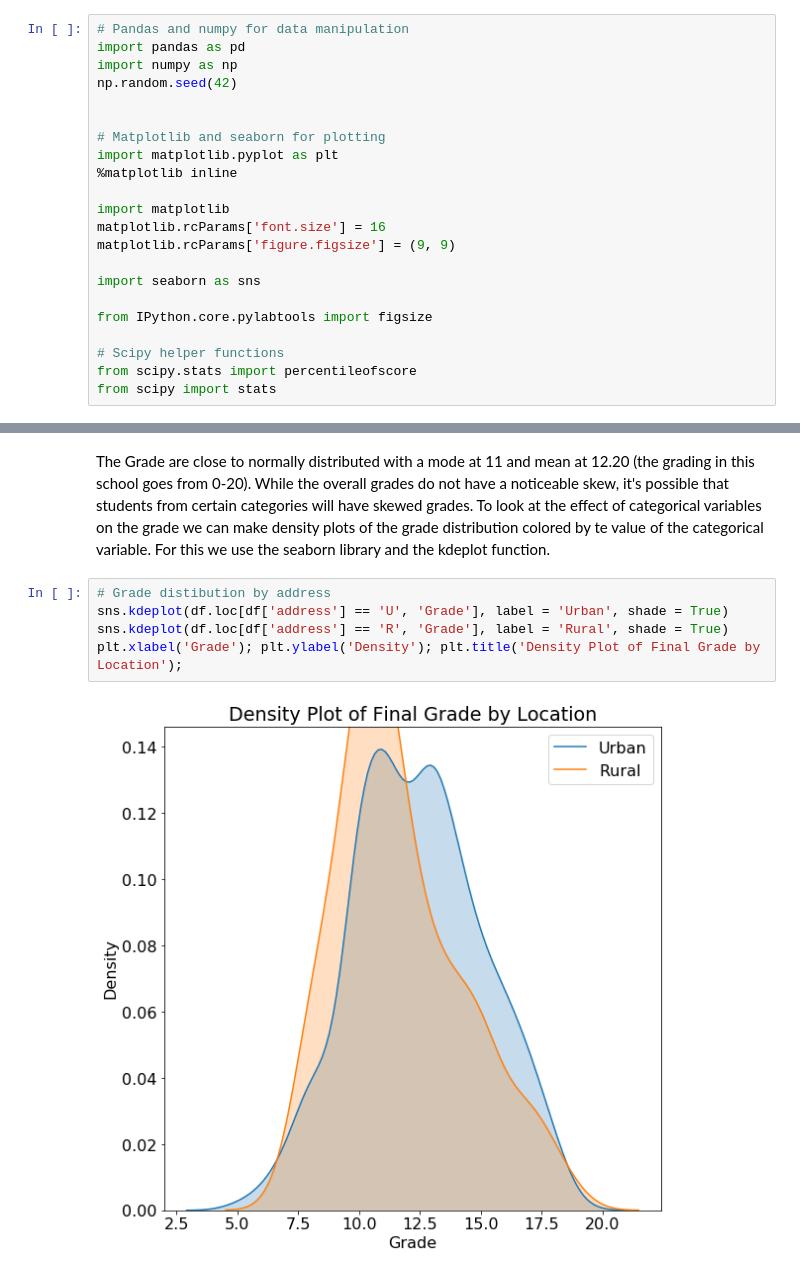
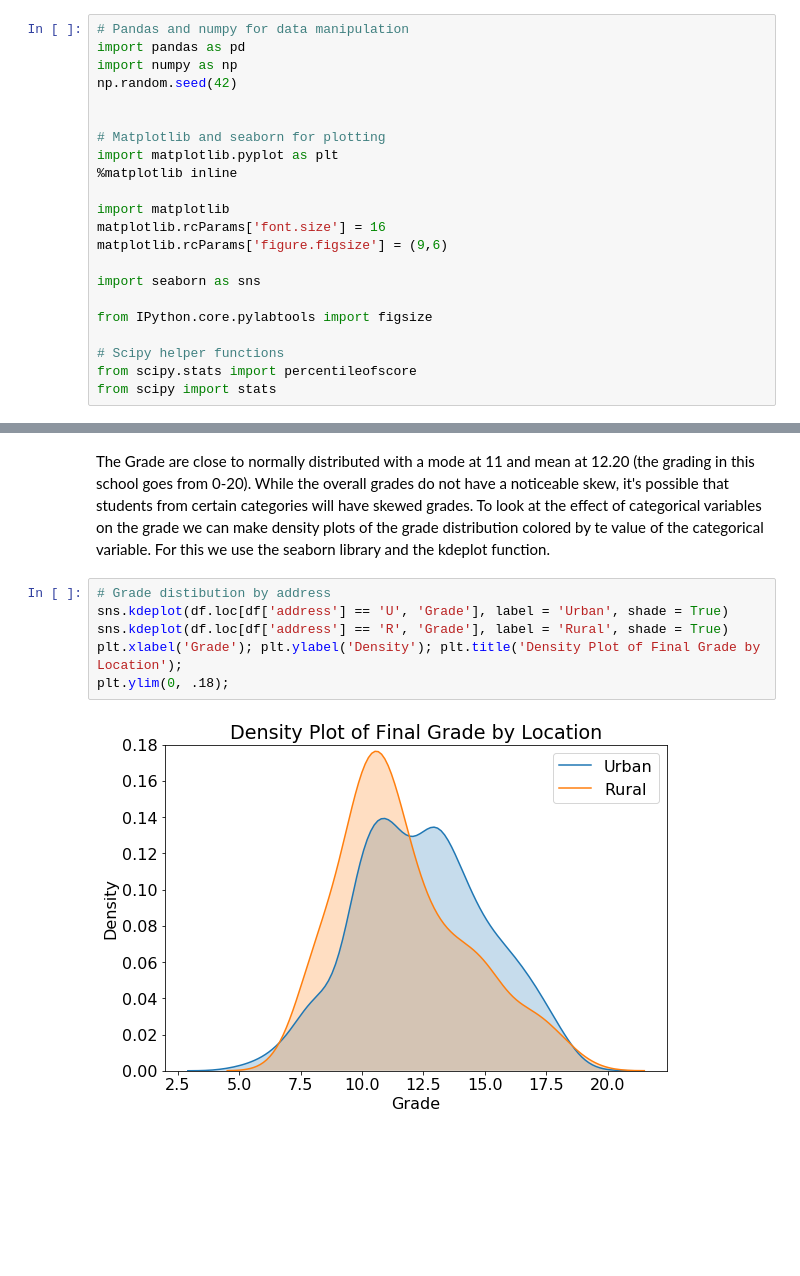
Before and after one commit to BonifasiusAnggara/Predicting-Student-Grades-with-BayesianLR, a Jupyter notebook: Predicting_Student_Grades_with_BayesianLR.ipynb, the cells around one changed output, grey strips where cells are left out. Saved outputs shown, nothing was run; the diff lists cells and outputs as text; blank space fills up the shorter version.

Commit message:
Adding ylim to seaborn graphic

```diff
--- a/Predicting_Student_Grades_with_BayesianLR.ipynb
+++ b/Predicting_Student_Grades_with_BayesianLR.ipynb
@@ -19,7 +19,7 @@ import matplotlib.pyplot as plt
 
 import matplotlib
 matplotlib.rcParams['font.size'] = 16
-matplotlib.rcParams['figure.figsize'] = (9, 9)
+matplotlib.rcParams['figure.figsize'] = (9,6)
 
 import seaborn as sns
 
@@ -163,10 +163,11 @@ The Grade are close to normally distributed with a mode at 11 and mean at 12.20
 # %%
 # Grade distibution by address
 sns.kdeplot(df.loc[df['address'] == 'U', 'Grade'], label = 'Urban', shade = True)
 sns.kdeplot(df.loc[df['address'] == 'R', 'Grade'], label = 'Rural', shade = True)
 plt.xlabel('Grade'); plt.ylabel('Density'); plt.title('Density Plot of Final Grade by Location');
+plt.ylim(0, .18);
 # %% [output]
-[figure, old version]
+[figure, new version]
 # %%
 # Grade distribution by Guardian
 sns.kdeplot(df.loc[df['guardian'] == 'father', 'Grade'], label = 'Father', shade = True)
```
Also changed, not shown: parts of 6 cells of this notebook.
